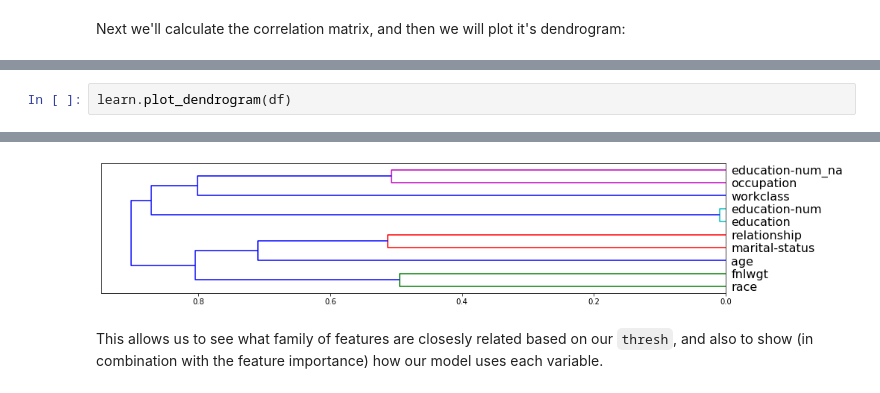
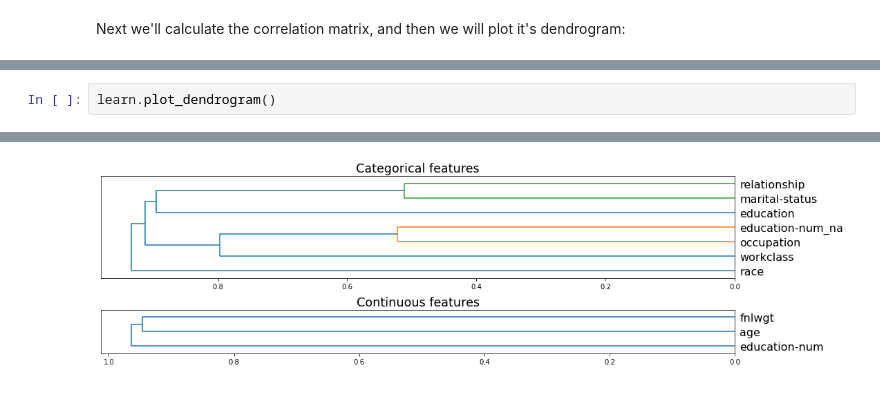
Before and after one commit to muellerzr/fastinference, a Jupyter notebook: nbs/01_tabular.interpretation.ipynb, the cells around one changed output, grey strips where cells are left out. Cells and saved outputs as stored; diff of their text form.

Commit message:
Fix dendrogram and feature correlation estimation.

```diff
--- a/nbs/01_tabular.interpretation.ipynb
+++ b/nbs/01_tabular.interpretation.ipynb
@@ -255,7 +306,5 @@ OrderedDict([('workclass vs sex', 0.991),
 # %%
-learn.plot_dendrogram(df)
+learn.plot_dendrogram()
 # %% [output]
 [interactive output not drawn]
-[figure, old version]
+[figure, new version]
-# %% [markdown]
-This allows us to see what family of features are closesly related based on our `thresh`, and also to show (in combination with the feature importance) how our model uses each variable.
```
Also changed, not shown: parts of 20 cells of this notebook, 2 other files.
